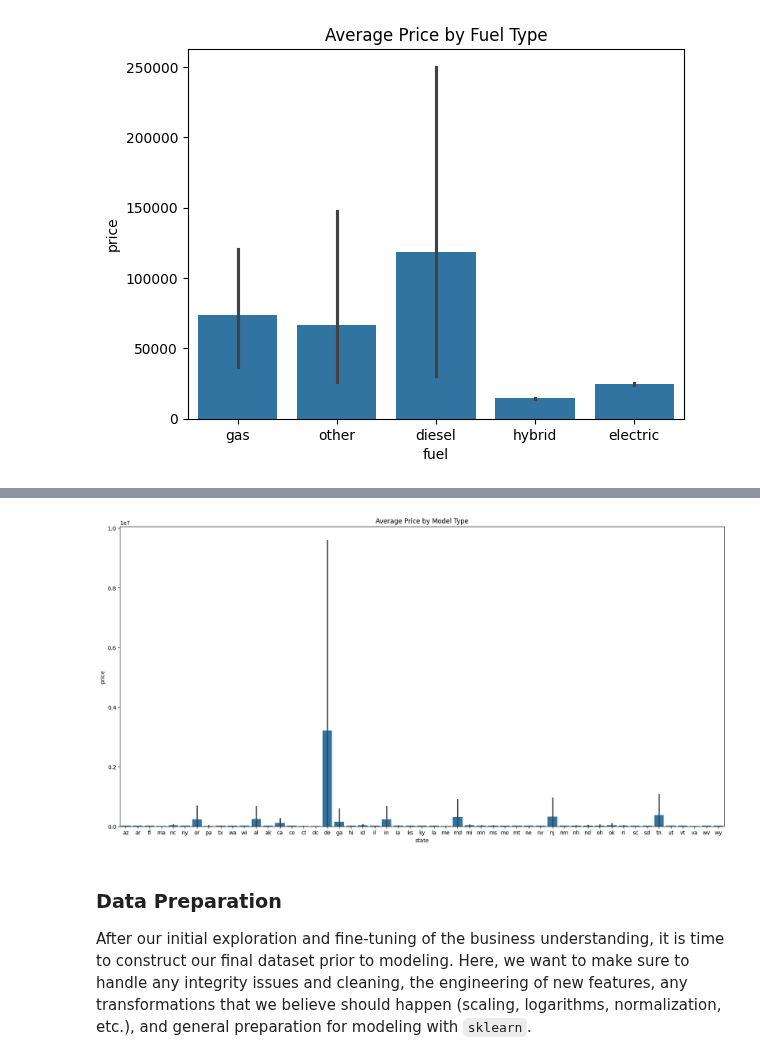
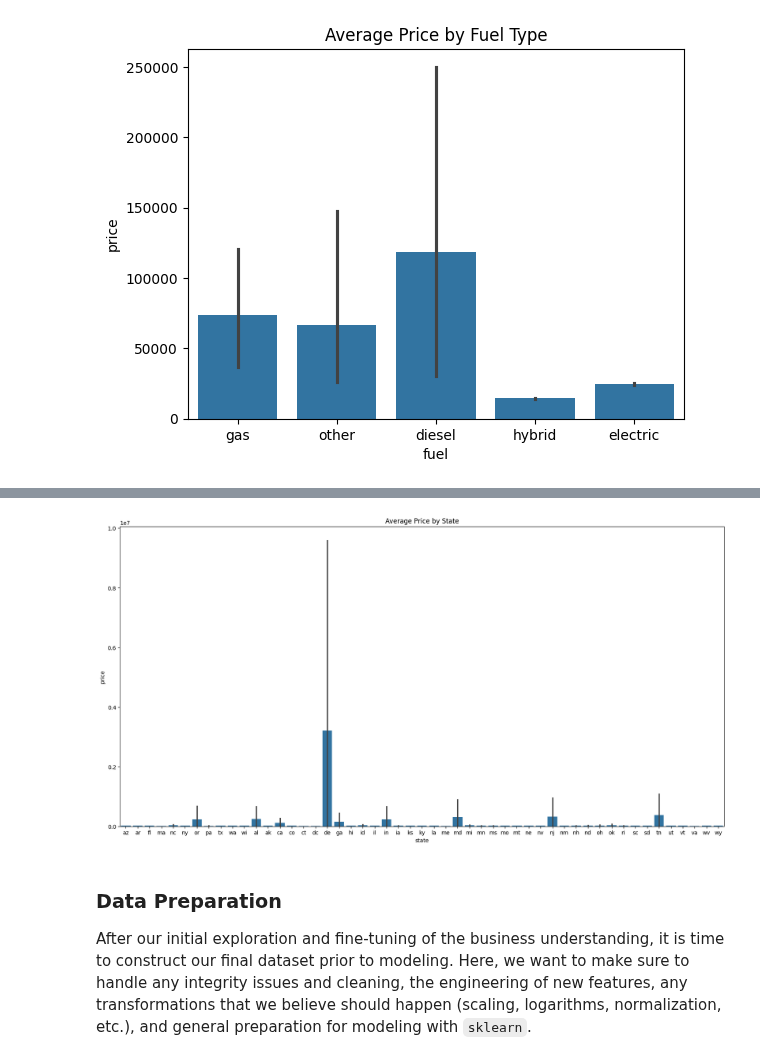
Before and after one commit to RichArden1900/Practical-Application-II-Assignment-11.1, a Jupyter notebook: prompt_II.ipynb, the cells around one changed output, grey strips where cells are left out. Cells and saved outputs as stored; diff of their text form; code cells hidden in the pictures.

```diff
--- a/prompt_II.ipynb
+++ b/prompt_II.ipynb
@@ -115,11 +143,11 @@ plt.show()
 # %%
+#Visualization between state and price
 plt.figure(figsize=(20, 10))
-
 sns.barplot(data=df, x='state', y='price')
-plt.title("Average Price by Model Type")
+plt.title("Average Price by State")
 plt.show()
 # %% [output]
-[figure, old version]
+[figure, new version]
 # %% [markdown]
 ### Data Preparation
 
```
Also changed, not shown: parts of 8 cells of this notebook.
